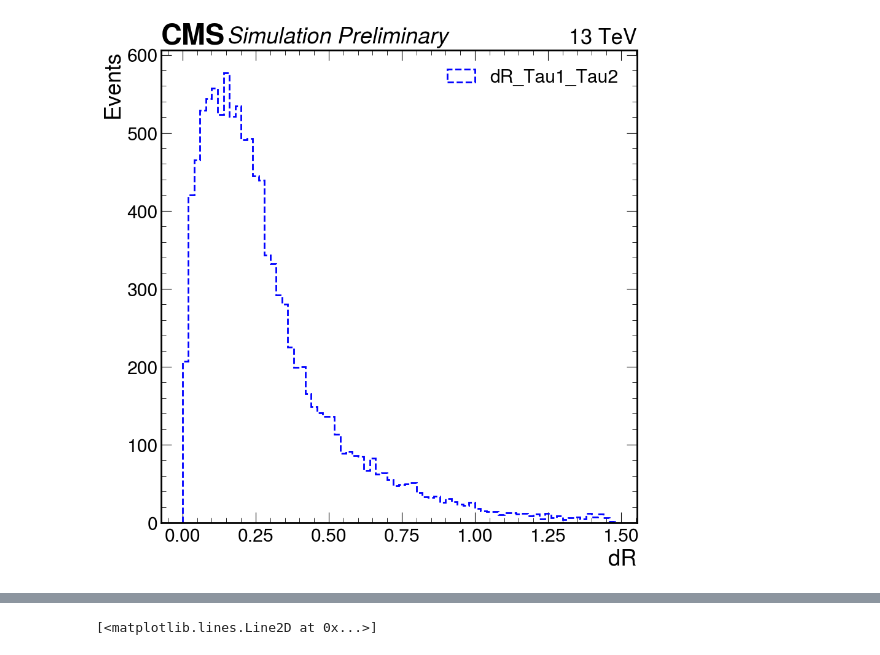
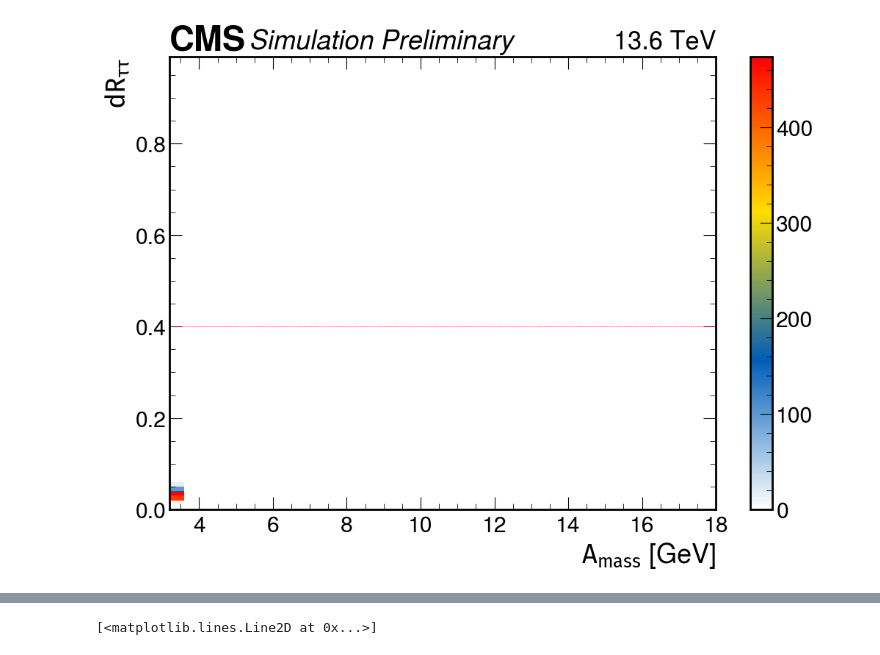
Before and after one commit to bhbam/H_AA_CLuster_jupyter_notebooks, a Jupyter notebook: Run_3_plot_A_2Tau_Gen_Info_from_rootfile_usig_uproot.ipynb, the cells around one changed output, grey strips where cells are left out. Saved outputs shown, nothing was run; the diff lists cells and outputs as text; code cells hidden in the pictures.

```diff
--- a/Run_3_plot_A_2Tau_Gen_Info_from_rootfile_usig_uproot.ipynb
+++ b/Run_3_plot_A_2Tau_Gen_Info_from_rootfile_usig_uproot.ipynb
@@ -27,5 +28,5 @@ Matplotlib is building the font cache; this may take a moment.
 # %%
 # file = uproot.open("data/GenInfo_only_90.root")
-file = uproot.open("../analysis_run3/GenInfo_ATo2Tau/CMSSW_13_0_17/src/Gen//Ntuples/Combined_GenIfo_aToTauTau_after_unbaising.root")
+file = uproot.open("../analysis_run3/GenInfo_ATo2Tau/CMSSW_13_0_17/src/Gen/Ntuples/GenInfo_only_A_2Tau_m3p6To3p6_pt30To300_noOCC.root")
 RHTree = file["fevt/RHTree"]
 # %%
@@ -147,15 +189,16 @@ plt.show()
 # %%
+GenA1 = RHTree.arrays(["GenA1"],"GenA1 > -111",library="pd")['GenA1']
 dR_Tau1_Tau2 = RHTree.arrays(["dR_Tau1_Tau2"],"dR_Tau1_Tau2 > -111",library="pd")['dR_Tau1_Tau2']
 
-fig, ax = plt.subplots(figsize=(10,10))
-plt.hist(dR_Tau1_Tau2,bins=np.arange(0,1.5,.02),histtype='step',linestyle='--',linewidth=2, color='b',label="dR_Tau1_Tau2")
-
-# plt.xticks(np.arange(0,1,.05))
-plt.legend()
-plt.ylabel("Events")
-plt.xlabel("dR")
-hep.cms.label(llabel="Simulation Preliminary", rlabel="13 TeV", loc=0, ax=ax)
-if save: plt.savefig('%s/gen_dR_Tau_Tau_hist.png'%(out_dir),  bbox_inches='tight', dpi=300, facecolor = "w")
+fig, ax = plt.subplots(figsize=(12,8), dpi=100)
+norm = mcolors.TwoSlopeNorm(vmin=0, vmax = 80, vcenter=40)
+plt.hist2d(GenA1, dR_Tau1_Tau2, bins=[np.arange(3.2,18.1, .4), np.arange(0,1,0.01)],cmap=cms_cmap)
+plt.xlabel(r'$\mathrm{A_{mass}} $ [GeV]')
+plt.ylabel(r'$\mathrm{dR_{\tau\tau}}$ ')
+plt.colorbar().set_label(label='' )
+plt.axhline(y=0.4, color='r', linestyle='--', linewidth=.4)
+hep.cms.label(llabel=f"Simulation Preliminary", rlabel="13.6 TeV", loc=0, ax=ax)
+# plt.savefig(f'A_Mass_{mass} GeV.png', bbox_inches='tight',dpi=300, facecolor = "w")
 plt.show()
 # %% [output]
-[figure, old version]
+[figure, new version]
```
Also changed, not shown: parts of 43 cells of this notebook, 3 other files.
